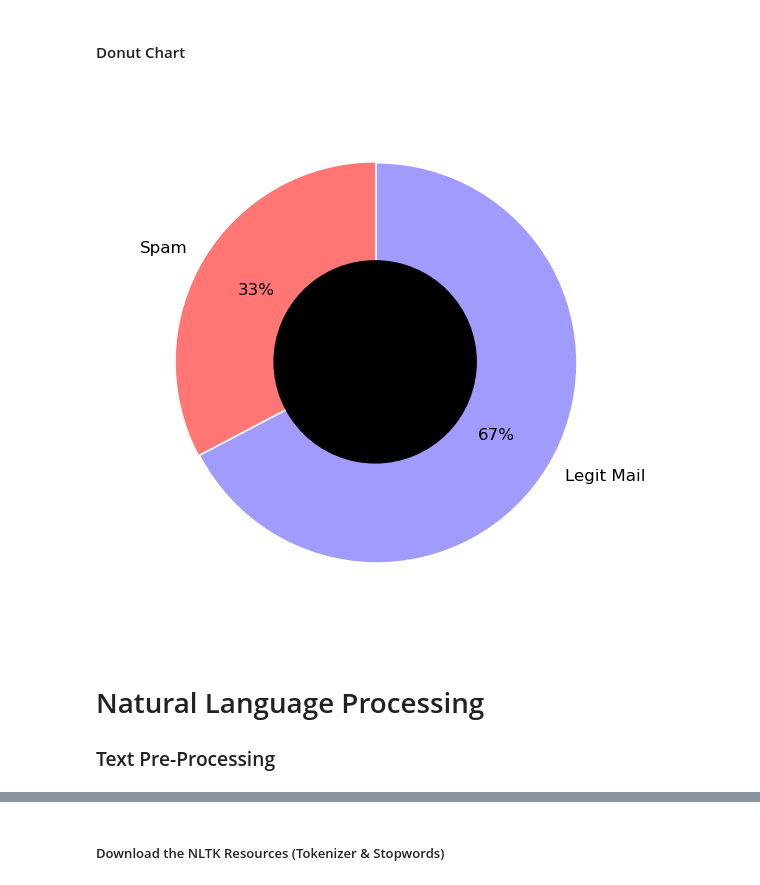
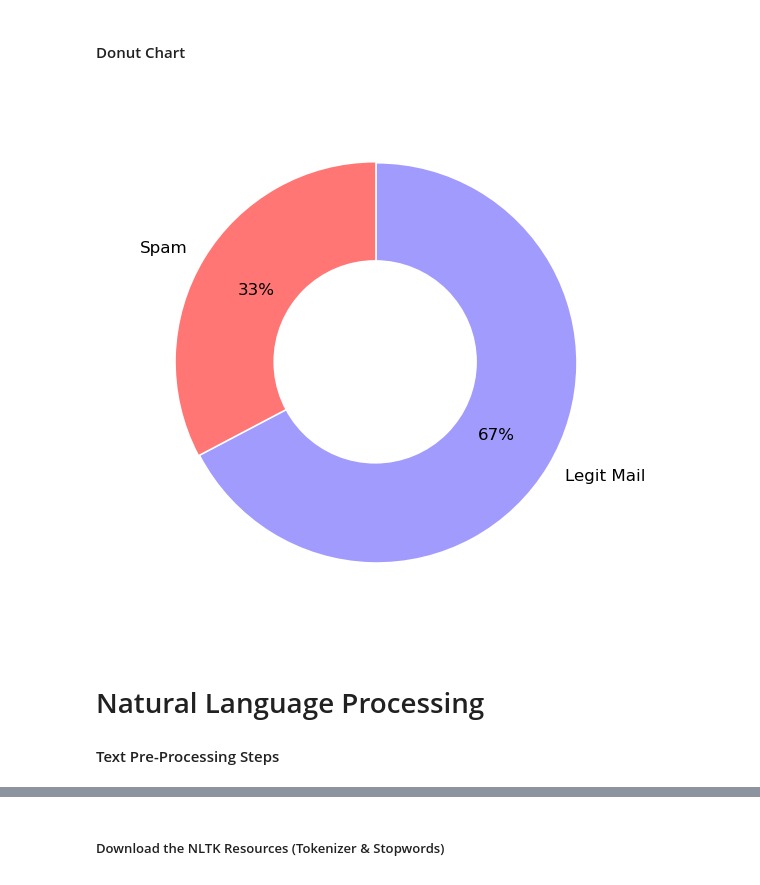
Before and after one commit to cherishmashankar/Spam-Email-Filter---NLP, a Jupyter notebook: 01_Processing/spam_email_filter_1.ipynb, the cells around one changed output, grey strips where cells are left out. Drawn from its saved outputs; the diff is of its cells as text; code cells hidden in the pictures.

```diff
--- a/01_Processing/spam_email_filter_1.ipynb
+++ b/01_Processing/spam_email_filter_1.ipynb
@@ -244,18 +247,18 @@ plt.show()
 # %%
 plt.figure(figsize = (2.2,2.2), dpi = 300)
 plt.pie(sizes, labels=category_names, textprops = {'fontsize': 4}, startangle=90,
 autopct='%1.0f%%', colors= custom_colors, pctdistance= 0.7, explode=[0, 0.01])
 
 
 # Draw a circle
-centre_circle = plt.Circle((0,0), radius= 0.5, color = '#000')
+centre_circle = plt.Circle((0,0), radius= 0.5, color = '#fff')
 plt.gca().add_artist(centre_circle)
 
 plt.show()
 # %% [output]
-[figure, old version]
+[figure, new version]
 # %% [markdown]
 # Natural Language Processing
-### Text Pre-Processing
+#### Text Pre-Processing Steps
 # %% [markdown]
 ##### 1. Converting to lower case
```
Also changed, not shown: parts of 44 cells of this notebook.
